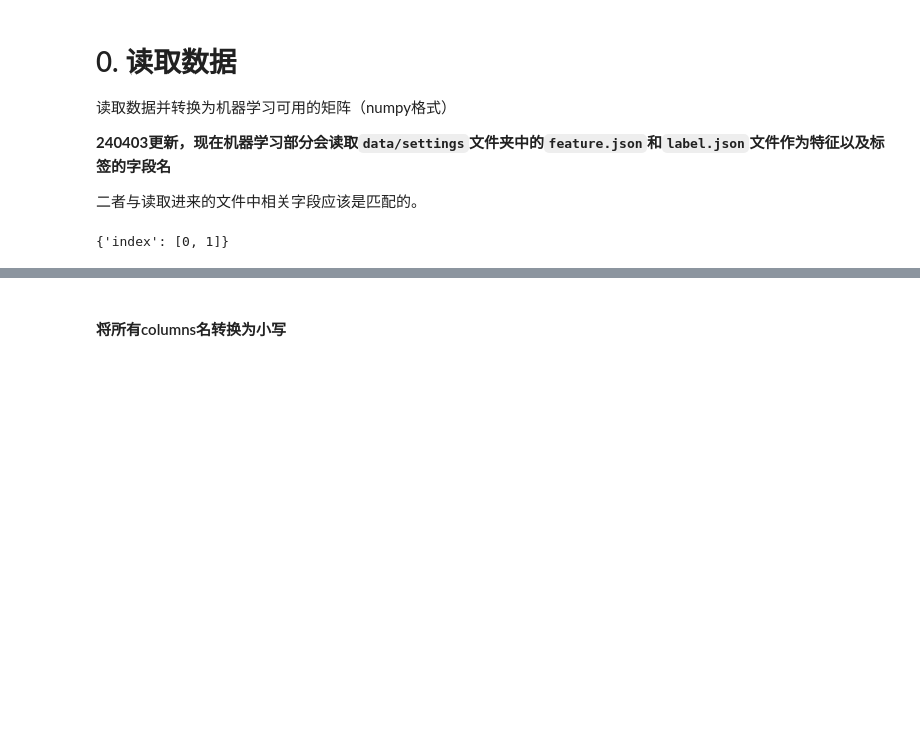
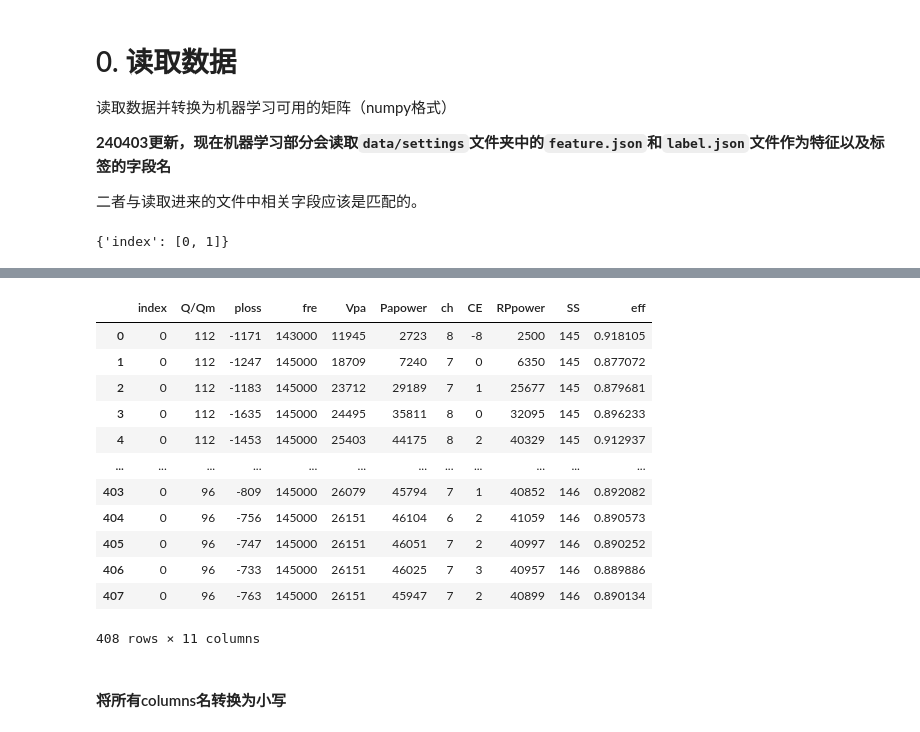
Before and after one commit to Sewens/Charger-Detection, a Jupyter notebook: src/1.机器学习模型拟合并测试数据.ipynb, the cells around one changed output, grey strips where cells are left out. Saved outputs shown, nothing was run; the diff lists cells and outputs as text; code cells hidden in the pictures; blank space fills up the shorter version.

```diff
--- a/src/1.机器学习模型拟合并测试数据.ipynb
+++ b/src/1.机器学习模型拟合并测试数据.ipynb
@@ -75,6 +76,22 @@ test_fpath = '../data/test_data/test_240403.xlsx'
 # %%
 train_df = pd.read_excel(train_fpath)
 test_df = pd.read_excel(test_fpath)
+# %%
+train_df
+# %% [output]
+|  | index | Q/Qm | ploss | fre | Vpa | Papower | ch | CE | RPpower | SS | eff |
+| 0 | 0 | 112 | -1171 | 143000 | 11945 | 2723 | 8 | -8 | 2500 | 145 | 0.918105 |
+| 1 | 0 | 112 | -1247 | 145000 | 18709 | 7240 | 7 | 0 | 6350 | 145 | 0.877072 |
+| 2 | 0 | 112 | -1183 | 145000 | 23712 | 29189 | 7 | 1 | 25677 | 145 | 0.879681 |
+| 3 | 0 | 112 | -1635 | 145000 | 24495 | 35811 | 8 | 0 | 32095 | 145 | 0.896233 |
+| 4 | 0 | 112 | -1453 | 145000 | 25403 | 44175 | 8 | 2 | 40329 | 145 | 0.912937 |
+| ... | ... | ... | ... | ... | ... | ... | ... | ... | ... | ... | ... |
+| 403 | 0 | 96 | -809 | 145000 | 26079 | 45794 | 7 | 1 | 40852 | 146 | 0.892082 |
+| 404 | 0 | 96 | -756 | 145000 | 26151 | 46104 | 6 | 2 | 41059 | 146 | 0.890573 |
+| 405 | 0 | 96 | -747 | 145000 | 26151 | 46051 | 7 | 2 | 40997 | 146 | 0.890252 |
+| 406 | 0 | 96 | -733 | 145000 | 26151 | 46025 | 7 | 3 | 40957 | 146 | 0.889886 |
+| 407 | 0 | 96 | -763 | 145000 | 26151 | 45947 | 7 | 2 | 40899 | 146 | 0.890134 |
+408 rows × 11 columns
 # %% [markdown]
 #### 将所有columns名转换为小写
 # %%
```
Also changed, not shown: parts of 53 cells of this notebook.
